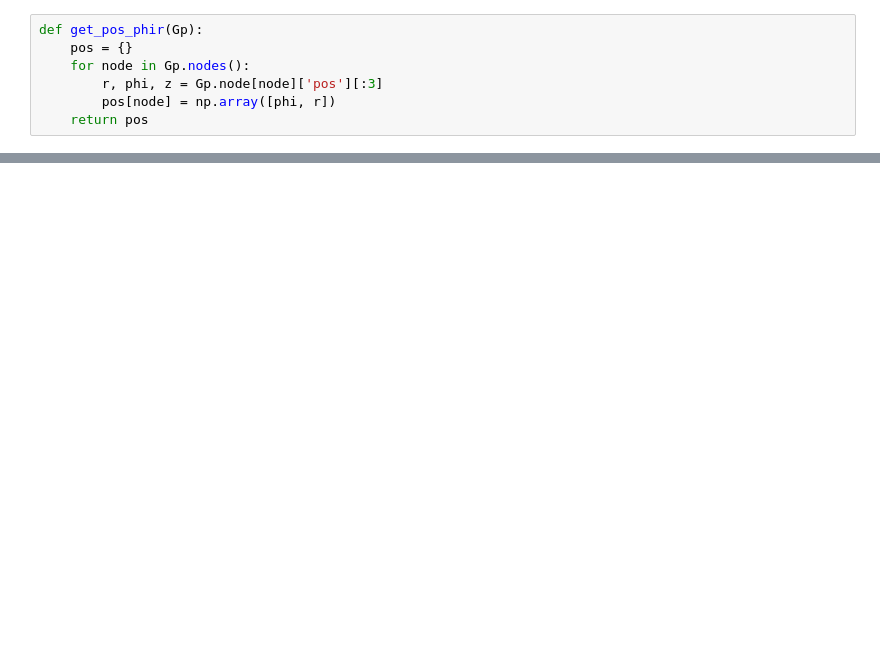
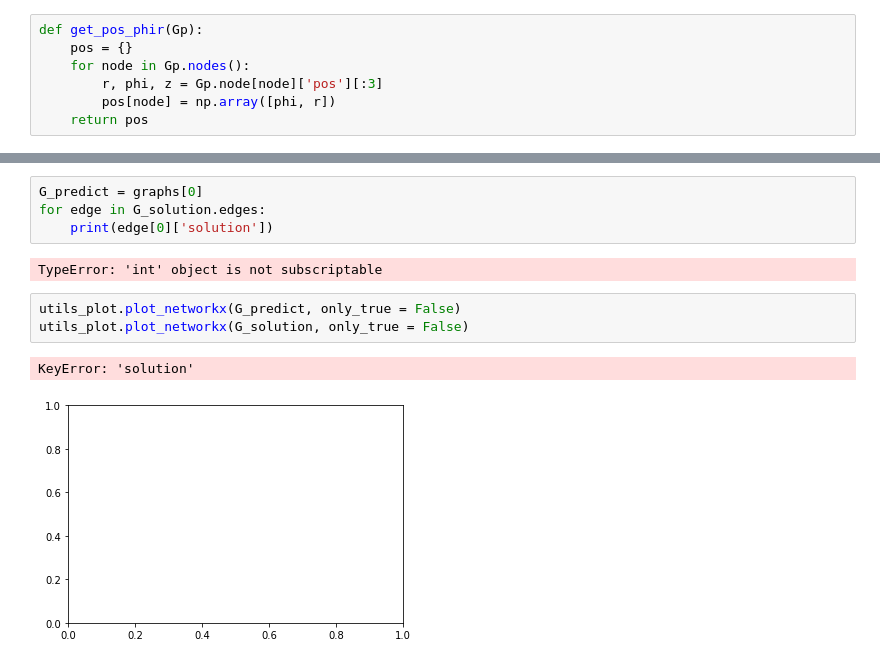
Before and after one commit to ami7o/TrackML, a Jupyter notebook: Plot_GNN_Model.ipynb, the cells around one changed output, grey strips where cells are left out. Drawn from its saved outputs; the diff is of its cells as text; blank space fills up the shorter version.

```diff
--- a/Plot_GNN_Model.ipynb
+++ b/Plot_GNN_Model.ipynb
@@ -117,0 +320,12 @@ plot_networkx_rz(G)
+# %%
+G_predict = graphs[0]
+for edge in G_solution.edges:
+    print(edge[0]['solution'])
+# %% [output]
+TypeError: 'int' object is not subscriptable
+# %%
+utils_plot.plot_networkx(G_predict, only_true = False)
+utils_plot.plot_networkx(G_solution, only_true = False)
+# %% [output]
+KeyError: 'solution'
+[figure, added]
```
Also changed, not shown: parts of 17 cells of this notebook, 1 other file.
